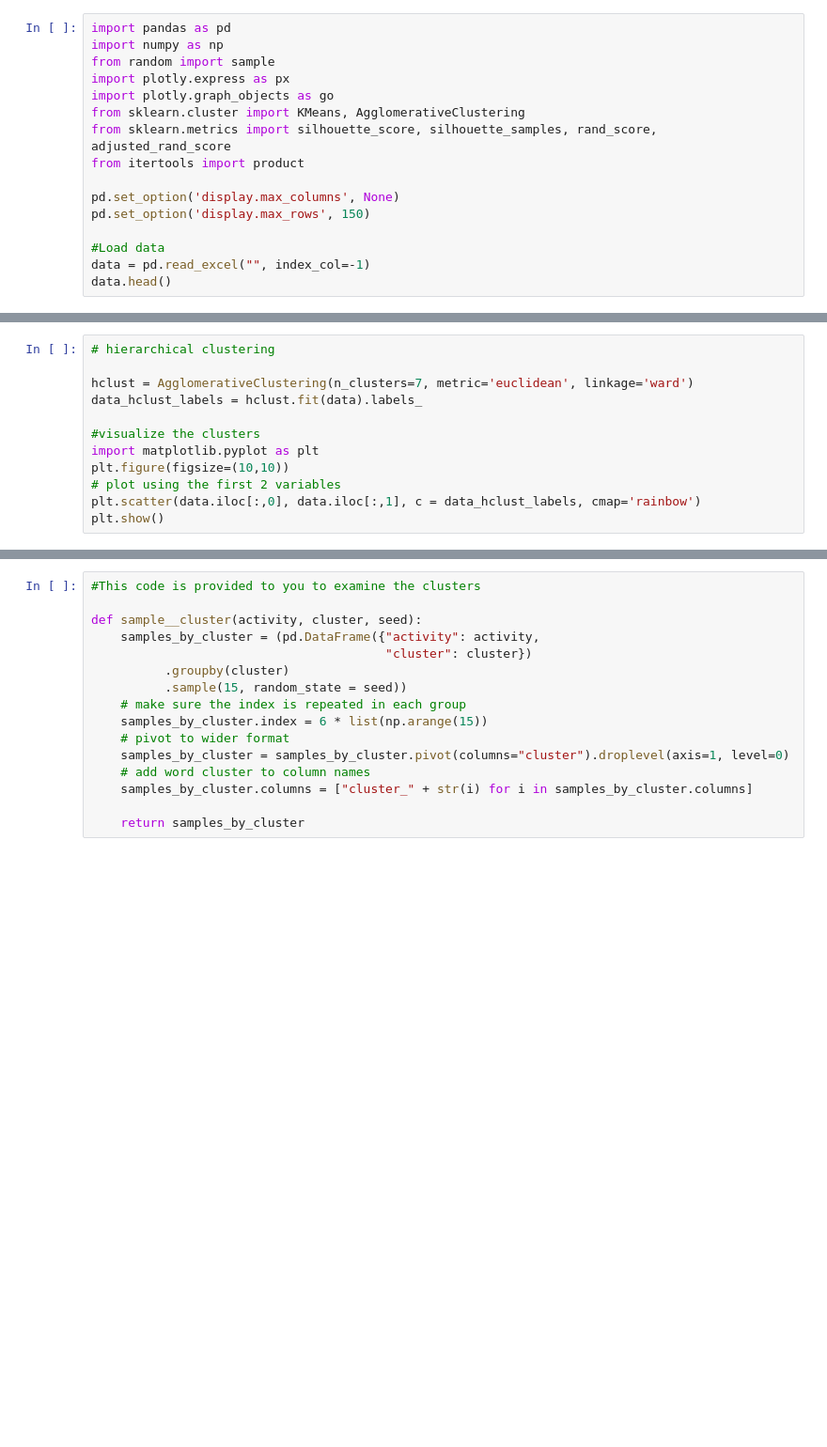
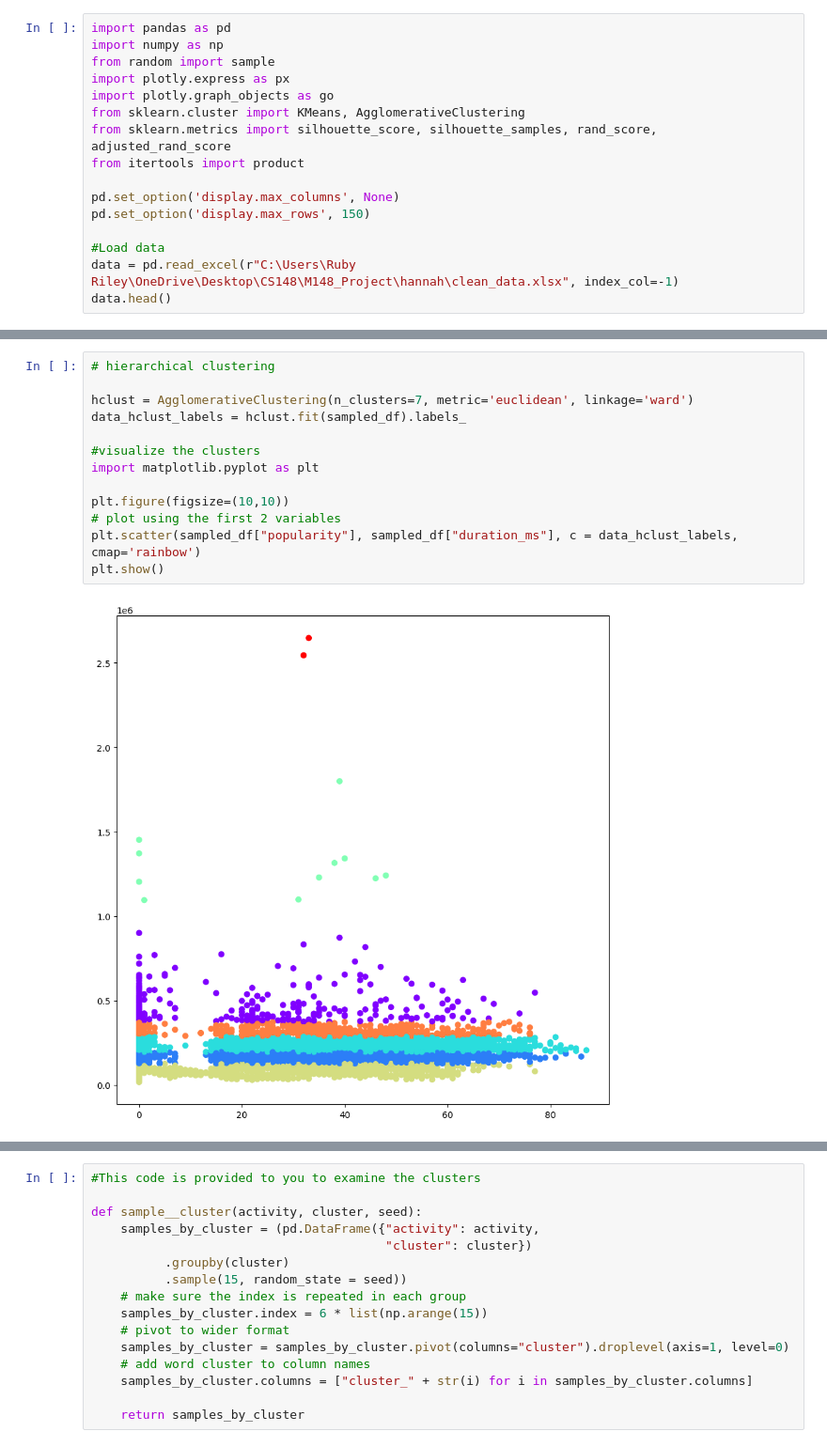
Before and after one commit to hannahkendall04/M148_Project, a Jupyter notebook: Ruby/Other_clustering.ipynb, the cells around one changed output, grey strips where cells are left out. Shown: that part at 94% size. Saved outputs shown, nothing was run; the diff lists cells and outputs as text; blank space fills up the shorter version.

```diff
--- a/Ruby/Other_clustering.ipynb
+++ b/Ruby/Other_clustering.ipynb
@@ -12,6 +12,6 @@ pd.set_option('display.max_columns', None)
 pd.set_option('display.max_rows', 150)
 
 #Load data
-data = pd.read_excel("", index_col=-1)
+data = pd.read_excel(r"C:\Users\Ruby Riley\OneDrive\Desktop\CS148\M148_Project\hannah\clean_data.xlsx", index_col=-1)
 data.head()
 # %% [output]
@@ -31,15 +33,18 @@ sampled_df.head()
 # %%
 # hierarchical clustering
 
 hclust = AgglomerativeClustering(n_clusters=7, metric='euclidean', linkage='ward')
-data_hclust_labels = hclust.fit(data).labels_
+data_hclust_labels = hclust.fit(sampled_df).labels_
 
 #visualize the clusters
 import matplotlib.pyplot as plt
+
 plt.figure(figsize=(10,10))
 # plot using the first 2 variables
-plt.scatter(data.iloc[:,0], data.iloc[:,1], c = data_hclust_labels, cmap='rainbow')
+plt.scatter(sampled_df["popularity"], sampled_df["duration_ms"], c = data_hclust_labels, cmap='rainbow')
 plt.show()
+# %% [output]
+[figure, added]
 # %%
 # kmeans
 kmeans = KMeans(n_clusters=7)
```
Also changed, not shown: parts of 11 cells of this notebook.
